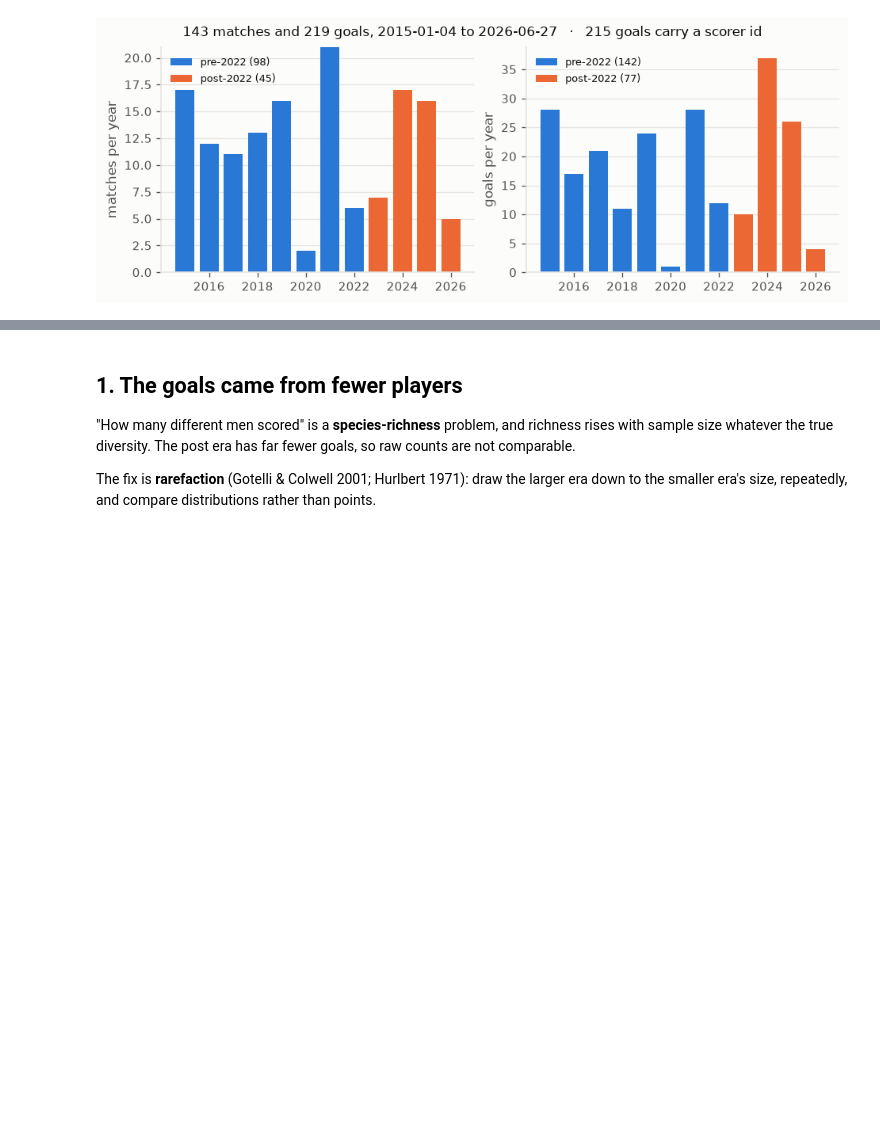
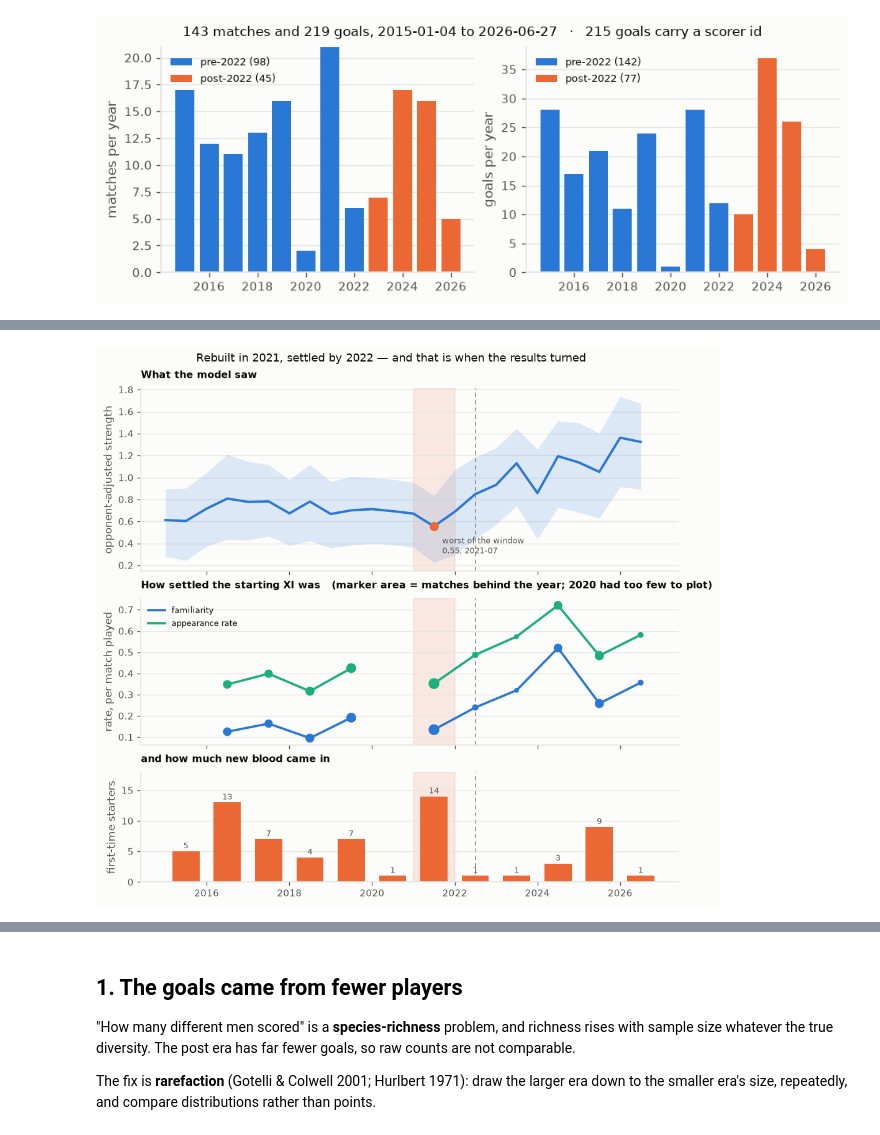
Before and after one commit to mqedan217/jordan-football-strength, a Jupyter notebook: notebooks/03_where_the_goals_came_from.ipynb, the cells around one changed output, grey strips where cells are left out. Drawn from its saved outputs; the diff is of its cells as text; code cells hidden in the pictures; blank space fills up the shorter version.

```diff
--- a/notebooks/03_where_the_goals_came_from.ipynb
+++ b/notebooks/03_where_the_goals_came_from.ipynb
@@ -149 +171,51 @@ XI_COVER = (len(fam_rate), len(xi))
+# %%
+fig, axes = plt.subplots(3, 1, figsize=(7.8, 7.4), sharex=True,
+                         gridspec_kw={"height_ratios": [1.5, 1.2, 0.9]})
+REBUILD = (pd.Timestamp("2021-01-01"), pd.Timestamp("2022-01-01"))
+for ax in axes:
+    ax.axvspan(*REBUILD, color=viz.ORANGE, alpha=0.13, zorder=0)
+    ax.axvline(CUT, color=viz.INK_MUTED, lw=1.0, ls=(0, (4, 3)), zorder=0)
+
+a = axes[0]
+a.fill_between(tr.date, tr.strength_lo, tr.strength_hi, color=viz.BLUE,
+               alpha=0.15, lw=0)
+a.plot(tr.date, tr.strength, color=viz.BLUE, lw=2.3)
+trough = tr.loc[tr.strength.idxmin()]
+a.scatter([trough.date], [trough.strength], color=viz.ORANGE, s=60, zorder=4)
+a.annotate(f"worst of the window\n{trough.strength:.2f}, {str(trough.date.date())[:7]}",
+           xy=(trough.date, trough.strength), xytext=(8, -26),
+           textcoords="offset points", fontsize=8, color=viz.INK_2)
+a.set_ylabel("opponent-adjusted strength")
+a.set_title("What the model saw", fontsize=9.5)
+viz.despine(a)
+
+b = axes[1]
+mid = pd.to_datetime(yr.year.astype(str) + "-07-01")
+for col, col_c in (("familiarity", viz.BLUE), ("appearance rate", viz.AQUA)):
+    b.plot(mid, yr[col], color=col_c, lw=2.2, label=col)
+    # marker area tracks the matches behind each year; 2020 has too few to plot
+    b.scatter(mid, yr[col], color=col_c, s=yr.n_rate * 4.5, zorder=3)
+b.set_ylabel("rate, per match played")
+b.set_title("How settled the starting XI was   (marker area = matches behind "
+            "the year; 2020 had too few to plot)", fontsize=9.5)
+b.legend(fontsize=8, loc="upper left")
+viz.despine(b)
+
+c = axes[2]
+c.bar(mid, yr.debuts, width=240, color=viz.ORANGE)
+for x_, v in zip(mid, yr.debuts):
+    if v:
+        c.annotate(int(v), (x_, v), xytext=(0, 3), ha="center",
+                   textcoords="offset points", fontsize=8, color=viz.INK_2)
+c.set_ylabel("first-time starters")
+c.set_ylim(0, yr.debuts.max() * 1.28)
+c.set_title("and how much new blood came in", fontsize=9.5)
+viz.despine(c)
+c.grid(axis="x", visible=False)
+
+fig.suptitle("Rebuilt in 2021, settled by 2022 — and that is when the results turned",
+             fontsize=11)
+plt.show()
+# %% [output]
+[figure, added]
 # %%
```
Also changed, not shown: parts of 8 cells of this notebook, 1 other file.
